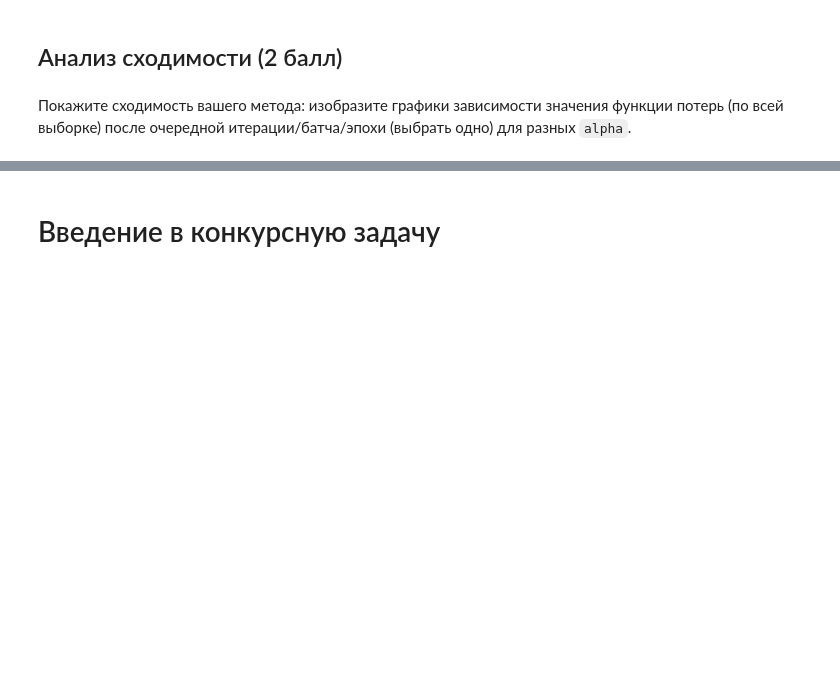
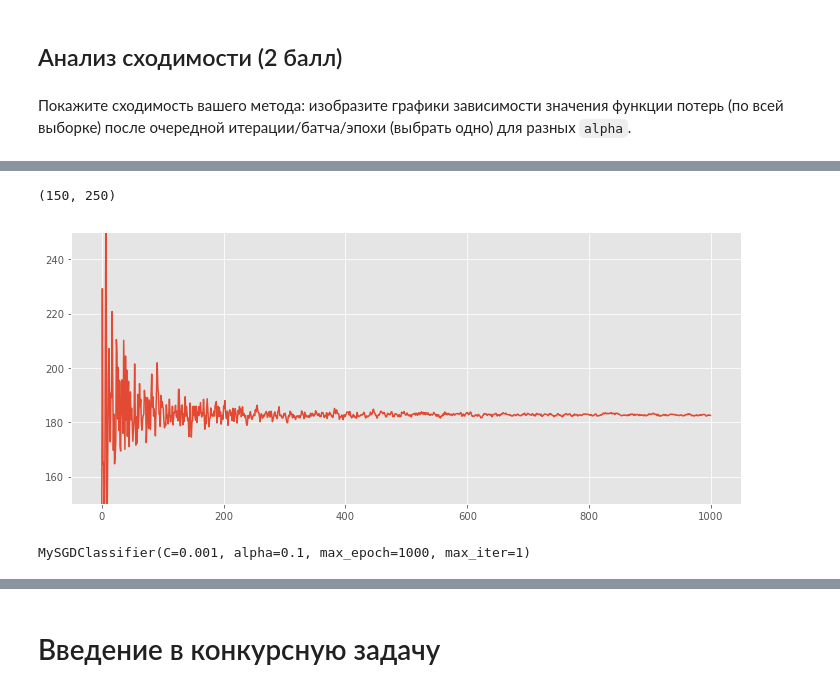
Before and after one commit to MihaJjDa/shpereDM4, a Jupyter notebook: hw4-lin-models.ipynb, the cells around one changed output, grey strips where cells are left out. Drawn from its saved outputs; the diff is of its cells as text; code cells hidden in the pictures; blank space fills up the shorter version.

```diff
--- a/hw4-lin-models.ipynb
+++ b/hw4-lin-models.ipynb
@@ -234,0 +254,11 @@ plt.plot(model.L)
+# %%
+plt.plot(model2.L)
+plt.ylim(150, 250)
+# %% [output]
+(150, 250)
+[figure, added]
+# %%
+model3 = MySGDClassifier(C=0.001, alpha=0.1, max_epoch=1000, max_iter=1)
+model3.fit(X, y)
+# %% [output]
+MySGDClassifier(C=0.001, alpha=0.1, max_epoch=1000, max_iter=1)
```
Also changed, not shown: parts of 59 cells of this notebook.
